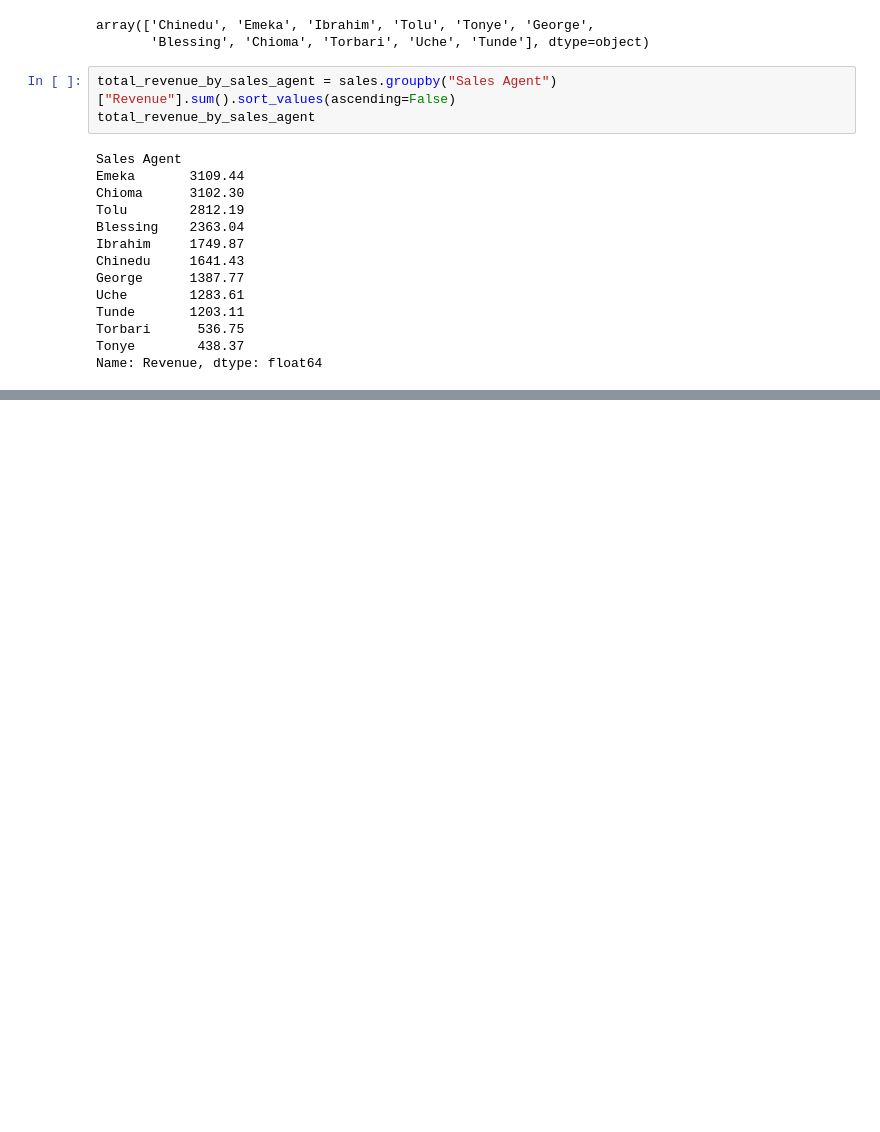
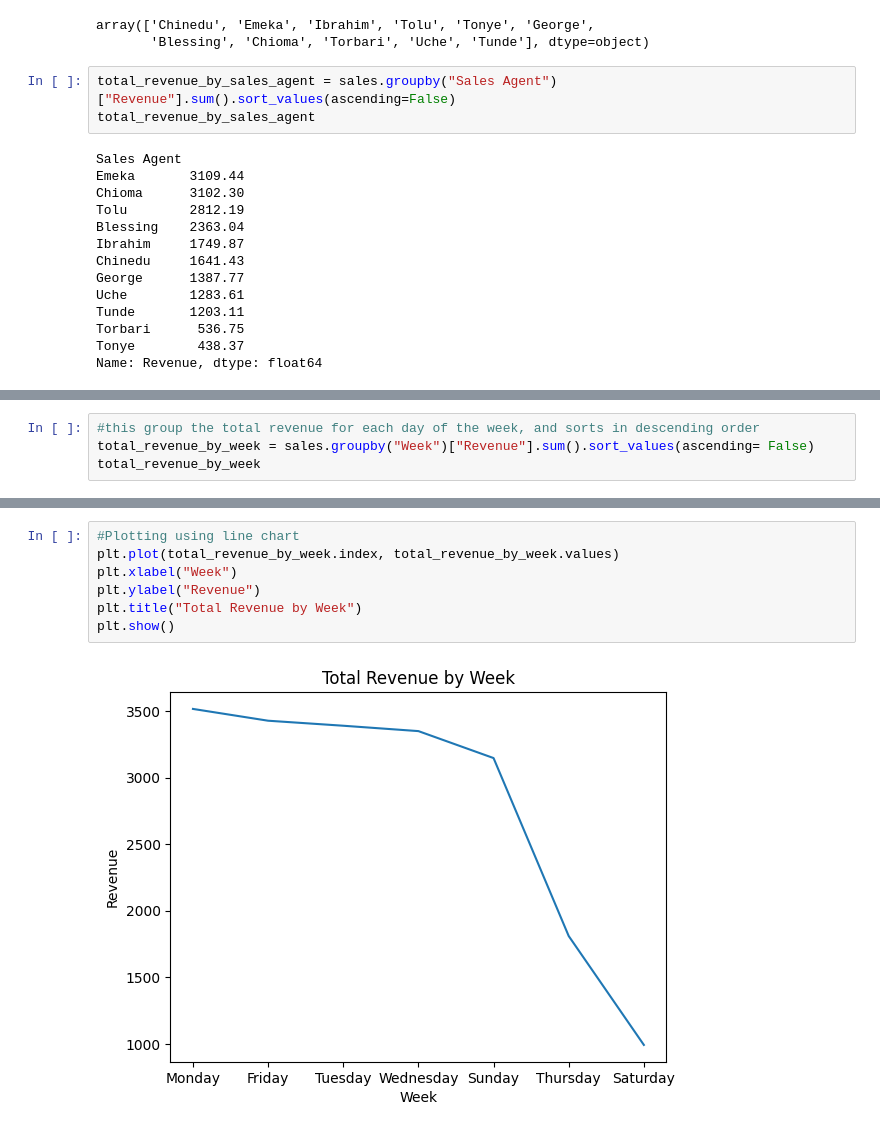
Before and after one commit to KudoroEsther/Files-Data_Analysis-, a Jupyter notebook: Task14/Task_14.ipynb, the cells around one changed output, grey strips where cells are left out. Cells and saved outputs as stored; diff of their text form; blank space fills up the shorter version.

```diff
--- a/Task14/Task_14.ipynb
+++ b/Task14/Task_14.ipynb
@@ -331,0 +340,4 @@ Name: Revenue, dtype: float64
+# %%
+#this group the total revenue for each day of the week, and sorts in descending order
+total_revenue_by_week = sales.groupby("Week")["Revenue"].sum().sort_values(ascending= False)
+total_revenue_by_week
@@ -331,0 +354,9 @@ Name: Revenue, dtype: float64
+# %%
+#Plotting using line chart
+plt.plot(total_revenue_by_week.index, total_revenue_by_week.values)
+plt.xlabel("Week")
+plt.ylabel("Revenue")
+plt.title("Total Revenue by Week")
+plt.show()
+# %% [output]
+[figure, added]
```
Also changed, not shown: parts of 6 cells of this notebook, 1 other file.
